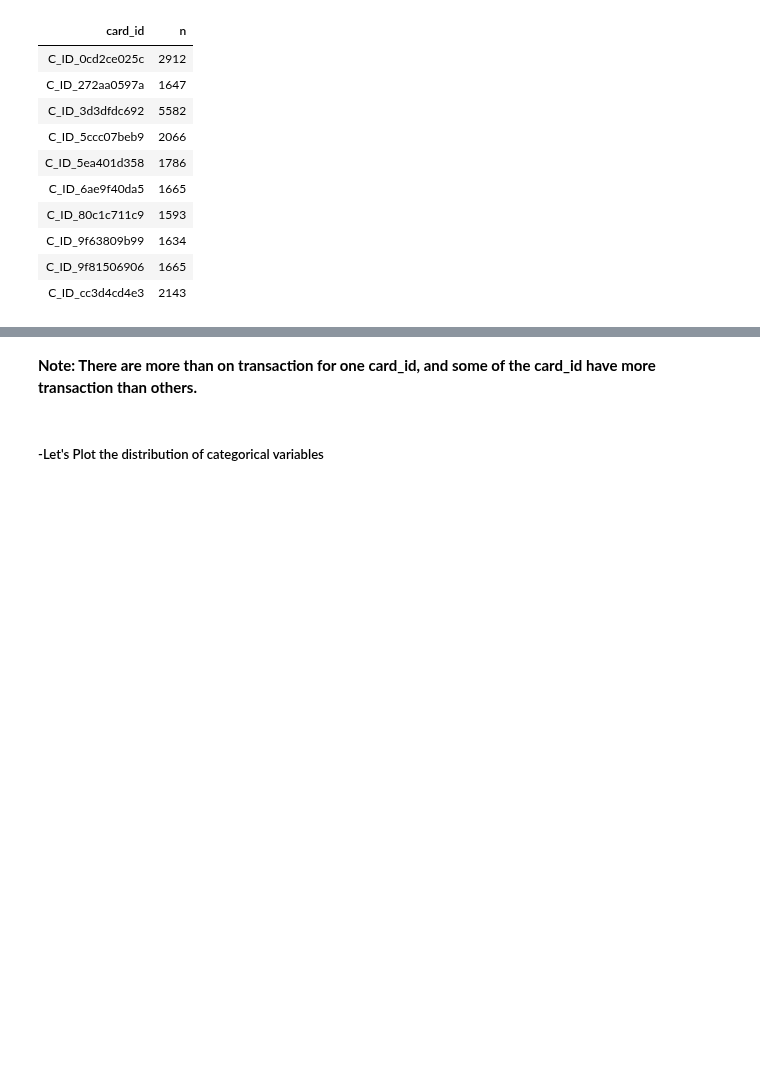
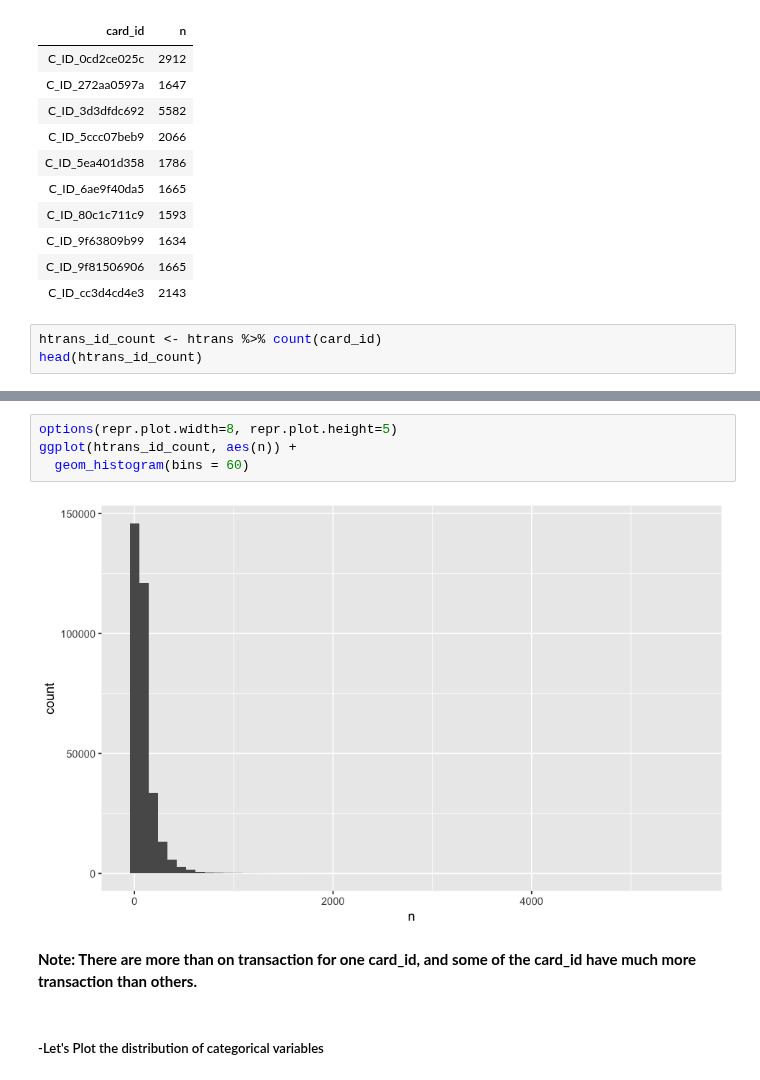
Before and after one commit to hsing-yi-wang/Kaggle_Projects, a Jupyter notebook: Elo_Merchant.ipynb, the cells around one changed output, grey strips where cells are left out. Cells and saved outputs as stored; diff of their text form; blank space fills up the shorter version.

Commit message:
plot dis of card_id count

```diff
--- a/Elo_Merchant.ipynb
+++ b/Elo_Merchant.ipynb
@@ -320,3 +356,6 @@ Selecting by n
 | C_ID_9f63809b99 | 1634 |
 | C_ID_9f81506906 | 1665 |
 | C_ID_cc3d4cd4e3 | 2143 |
+# %%
+htrans_id_count <- htrans %>% count(card_id)
+head(htrans_id_count)
@@ -323,5 +370,11 @@ Selecting by n
+# %%
+options(repr.plot.width=8, repr.plot.height=5)
+ggplot(htrans_id_count, aes(n)) +
+  geom_histogram(bins = 60)
+# %% [output]
+[figure, added]
 # %% [markdown]
-**Note: There are more than on transaction for one card_id, and some of the card_id have more transaction than others.**
+**Note: There are more than on transaction for one card_id, and some of the card_id have much more transaction than others.**
 # %% [markdown]
 ##### -Let's Plot the distribution of categorical variables
 # %%
```
Also changed, not shown: parts of 3 cells of this notebook.
